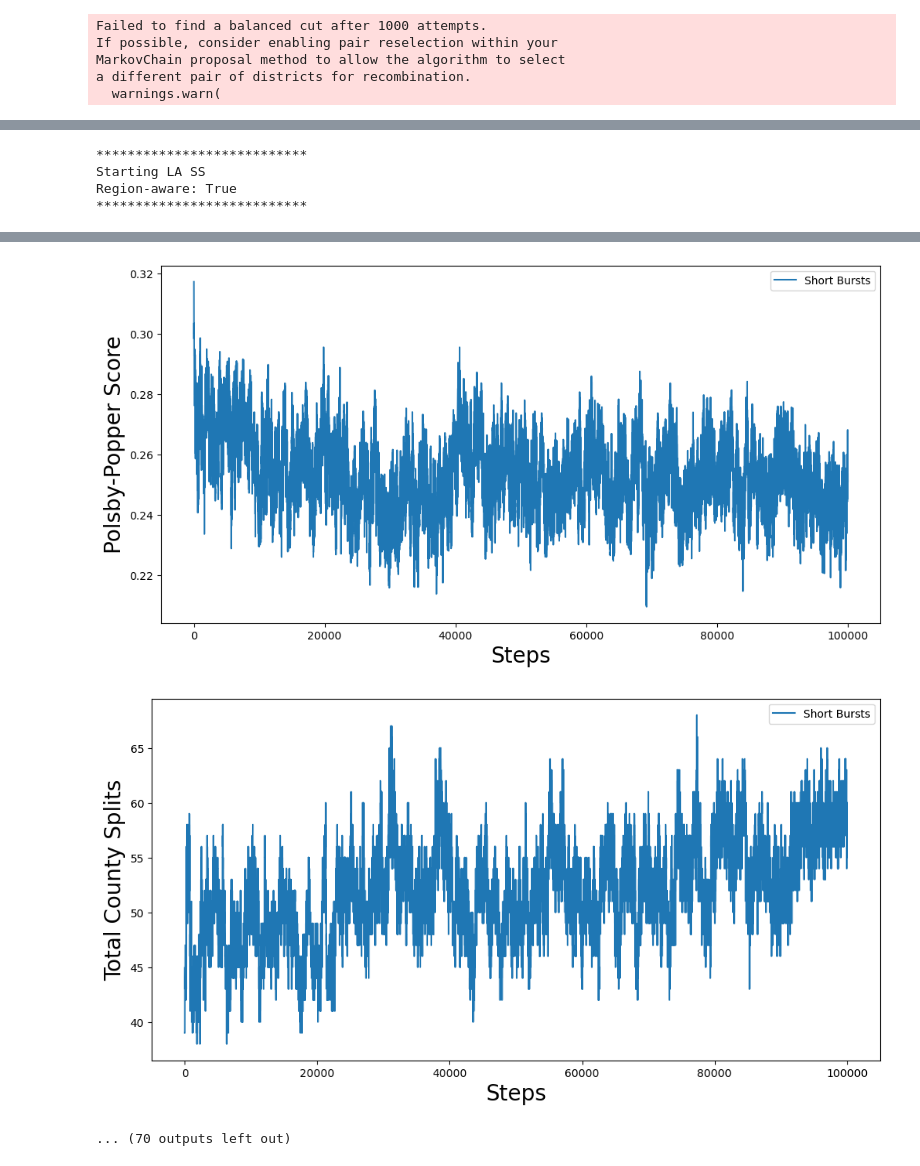
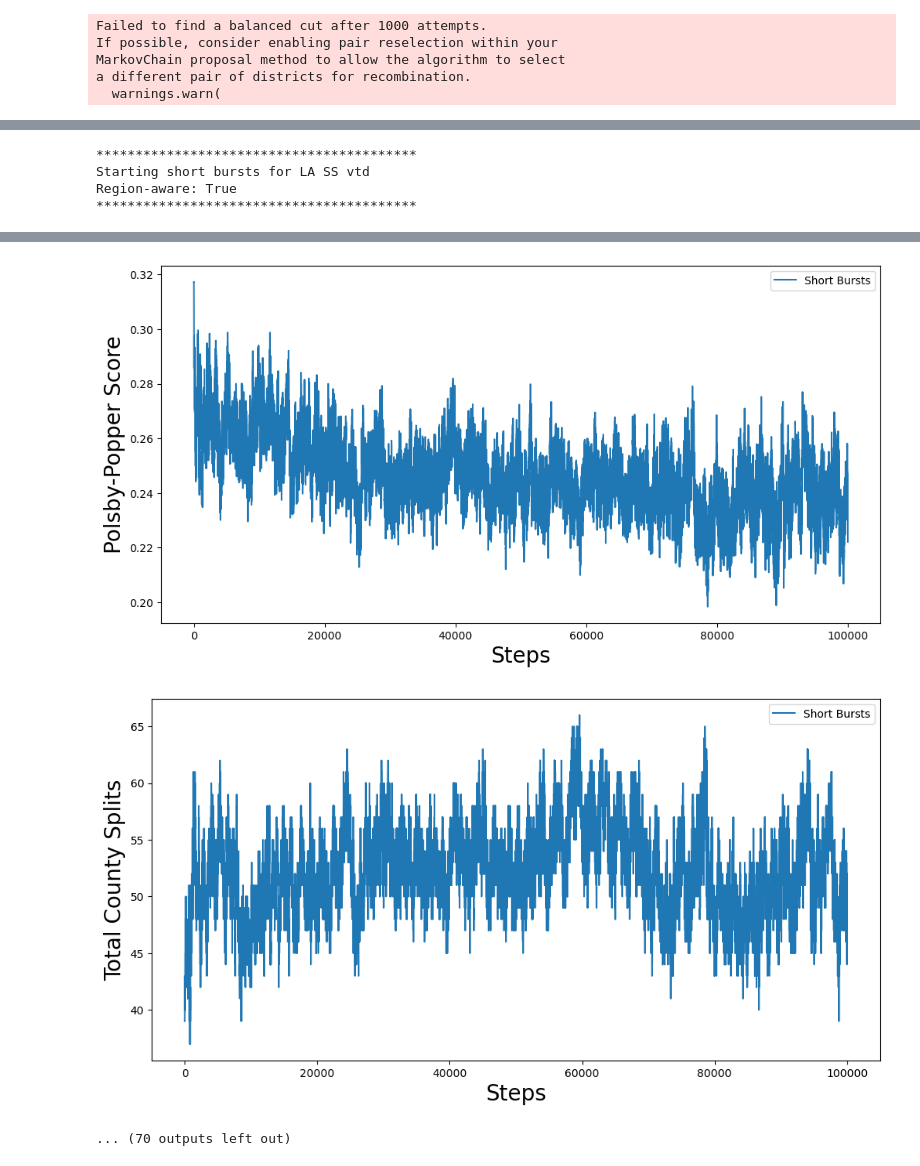
Before and after one commit to AustinLBuchanan/Polsby_Popper_optimization, a Jupyter notebook: src/shortbursts_experiments.ipynb, the cells around one changed output, grey strips where cells are left out. Cells and saved outputs as stored; diff of their text form; code cells hidden in the pictures.

```diff
--- a/src/shortbursts_experiments.ipynb
+++ b/src/shortbursts_experiments.ipynb
@@ -1,6 +1,5 @@
 # %%
 states = ['LA', 'MS', 'AL', 'GA']
-level = 'blockgroup'
 district_types = ['SS','SH']
 minority = 'Black'
 deviation = 0.10      # 0.10 means 10% means +/-5%
@@ -33,11 +32,15 @@ from metrics import number_of_counties_split, number_of_county_splits, average_p
 codes = get_census_codes(minority)
 filepath = 'C://districting-data-2020//'
 # %%
-# run experiments
-
 for state in states:
 
     for district_type in district_types:
+
+        level = 'vtd' if district_type == 'SS' else 'blockgroup'
+
+        print("\n*****************************************")
+        print("Generating seed plan for",state,district_type,level)
+        print("*****************************************\n")
 
         # get graph data
         filename = state + '_' + level + ".json"
@@ -46,6 +49,7 @@ for state in states:
             G.nodes[i]['TOTPOP'] = G.nodes[i]['P0010001']
             G.nodes[i]['VAP'] = G.nodes[i]['P0030001']
             G.nodes[i]['MVAP'] = sum( G.nodes[i][code] for code in codes )
+        print("number of nodes, edges:",G.number_of_nodes(),G.number_of_edges())
 
         # set population parameters
         k = number_of_districts[state,district_type]
@@ -63,12 +67,15 @@ for state in states:
         mip_districts = recursive_bipartition_heuristic(DG)
         mip_labeling = { i : j for j in range(k) for i in mip_districts[j] }
 
+        print("seed_plan_"+state+"_"+district_type+" =",mip_districts)
+        report_metrics(G, mip_districts, minority)
+
         for region_aware in {False, True}:
 
-            print("***************************")
-            print("Starting",state,district_type)
+            print("\n*****************************************")
+            print("Starting short bursts for",state,district_type,level)
             print("Region-aware:",region_aware)
-            print("***************************")
+            print("*****************************************\n")
 
             # GerryChain/ShortBursts/Gingleator setup
             chain_updaters = {
@@ -210,5 +222,5 @@ incumbent_plan_LA_SS = [[301, 302, 303, 304, 305, 306, 307, 436, 438, 439, 441,
-***************************
-Starting LA SS
+*****************************************
+Starting short bursts for LA SS vtd
 Region-aware: True
-***************************
+*****************************************
 i gingles pp s1 s2
@@ -232,3 +244,3 @@ incumbent_plan_LA_SS = [[62, 584, 590, 591, 592, 593, 594, 595, 598, 604, 605, 6
-[figure, old version]
+[figure, new version]
-[figure, old version]
+[figure, new version]
 ... (70 outputs left out)
```
Also changed, not shown: parts of 1 cell of this notebook.
